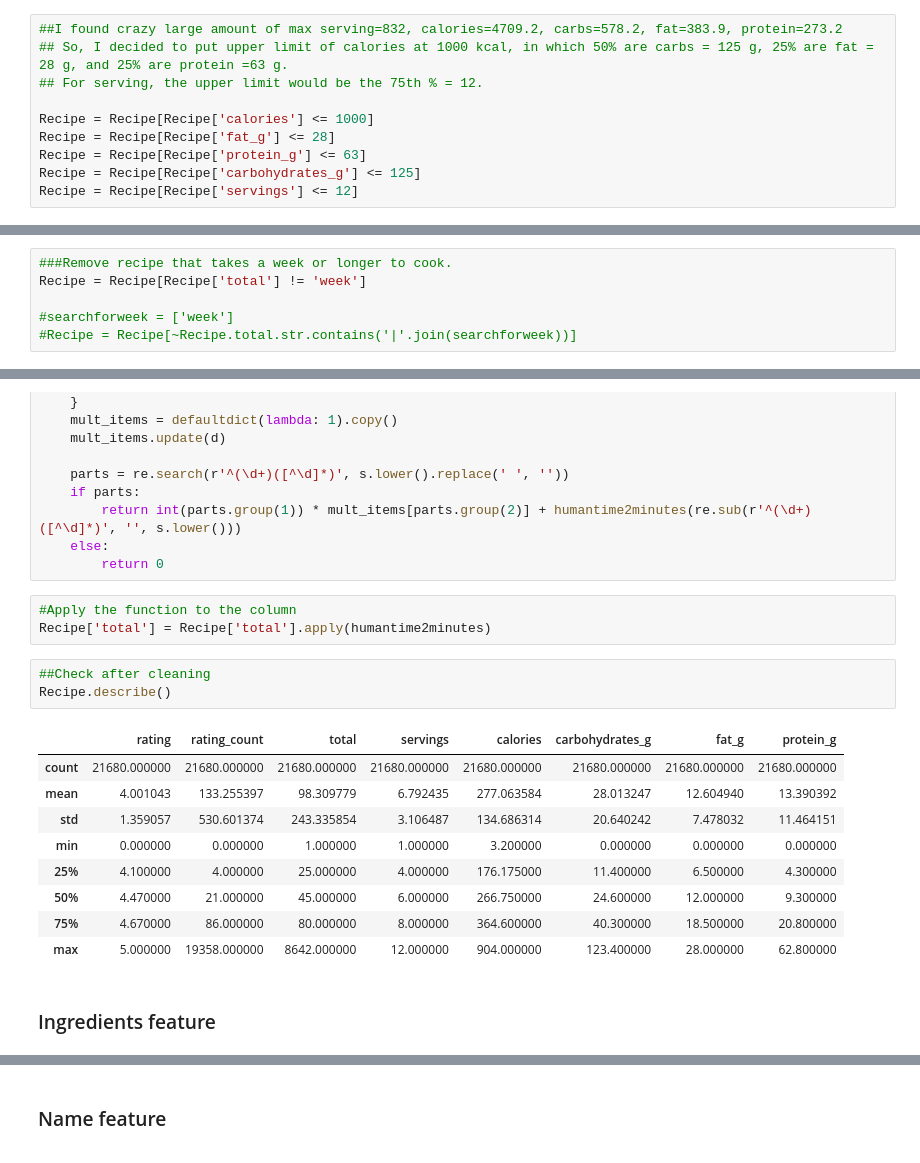
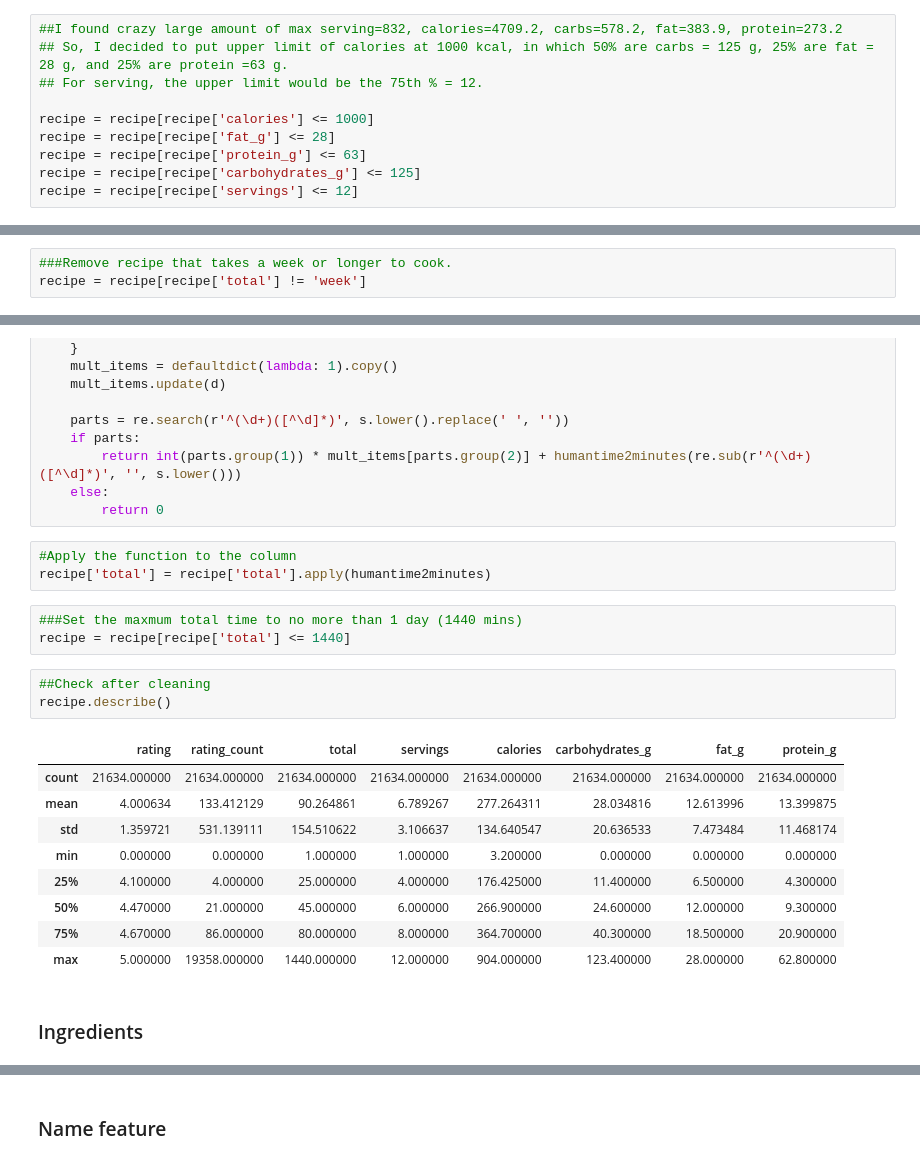
Before and after one commit to Hanadi-am/Personalized_Recipe_Recommender, a Jupyter notebook: src/Recipe.ipynb, the cells around one changed output, grey strips where cells are left out. Saved outputs shown, nothing was run; the diff lists cells and outputs as text.

```diff
--- a/src/Recipe.ipynb
+++ b/src/Recipe.ipynb
@@ -186,10 +186,10 @@ Recipe.describe()
 ## So, I decided to put upper limit of calories at 1000 kcal, in which 50% are carbs = 125 g, 25% are fat = 28 g, and 25% are protein =63 g.
 ## For serving, the upper limit would be the 75th % = 12.
 
-Recipe = Recipe[Recipe['calories'] <= 1000]
-Recipe = Recipe[Recipe['fat_g'] <= 28]
-Recipe = Recipe[Recipe['protein_g'] <= 63]
-Recipe = Recipe[Recipe['carbohydrates_g'] <= 125]
-Recipe = Recipe[Recipe['servings'] <= 12]
+recipe = recipe[recipe['calories'] <= 1000]
+recipe = recipe[recipe['fat_g'] <= 28]
+recipe = recipe[recipe['protein_g'] <= 63]
+recipe = recipe[recipe['carbohydrates_g'] <= 125]
+recipe = recipe[recipe['servings'] <= 12]
 # %%
 ##Check the again after setting up maximum limits
@@ -209,9 +209,6 @@ Recipe.describe()
 # %%
 ###Remove recipe that takes a week or longer to cook.
-Recipe = Recipe[Recipe['total'] != 'week']
-
-#searchforweek = ['week']
-#Recipe = Recipe[~Recipe.total.str.contains('|'.join(searchforweek))]
+recipe = recipe[recipe['total'] != 'week']
 # %%
 ## Convert total from string to int
 def humantime2minutes(s):
@@ -232,20 +229,23 @@ def humantime2minutes(s):
         return 0
 # %%
 #Apply the function to the column
-Recipe['total'] = Recipe['total'].apply(humantime2minutes)
+recipe['total'] = recipe['total'].apply(humantime2minutes)
+# %%
+###Set the maxmum total time to no more than 1 day (1440 mins)
+recipe = recipe[recipe['total'] <= 1440]
 # %%
 ##Check after cleaning
-Recipe.describe()
+recipe.describe()
 # %% [output]
 |  | rating | rating_count | total | servings | calories | carbohydrates_g | fat_g | protein_g |
-| count | 21680.000000 | 21680.000000 | 21680.000000 | 21680.000000 | 21680.000000 | 21680.000000 | 21680.000000 | 21680.000000 |
-| mean | 4.001043 | 133.255397 | 98.309779 | 6.792435 | 277.063584 | 28.013247 | 12.604940 | 13.390392 |
-| std | 1.359057 | 530.601374 | 243.335854 | 3.106487 | 134.686314 | 20.640242 | 7.478032 | 11.464151 |
+| count | 21634.000000 | 21634.000000 | 21634.000000 | 21634.000000 | 21634.000000 | 21634.000000 | 21634.000000 | 21634.000000 |
+| mean | 4.000634 | 133.412129 | 90.264861 | 6.789267 | 277.264311 | 28.034816 | 12.613996 | 13.399875 |
+| std | 1.359721 | 531.139111 | 154.510622 | 3.106637 | 134.640547 | 20.636533 | 7.473484 | 11.468174 |
 | min | 0.000000 | 0.000000 | 1.000000 | 1.000000 | 3.200000 | 0.000000 | 0.000000 | 0.000000 |
-| 25% | 4.100000 | 4.000000 | 25.000000 | 4.000000 | 176.175000 | 11.400000 | 6.500000 | 4.300000 |
-| 50% | 4.470000 | 21.000000 | 45.000000 | 6.000000 | 266.750000 | 24.600000 | 12.000000 | 9.300000 |
-| 75% | 4.670000 | 86.000000 | 80.000000 | 8.000000 | 364.600000 | 40.300000 | 18.500000 | 20.800000 |
-| max | 5.000000 | 19358.000000 | 8642.000000 | 12.000000 | 904.000000 | 123.400000 | 28.000000 | 62.800000 |
+| 25% | 4.100000 | 4.000000 | 25.000000 | 4.000000 | 176.425000 | 11.400000 | 6.500000 | 4.300000 |
+| 50% | 4.470000 | 21.000000 | 45.000000 | 6.000000 | 266.900000 | 24.600000 | 12.000000 | 9.300000 |
+| 75% | 4.670000 | 86.000000 | 80.000000 | 8.000000 | 364.700000 | 40.300000 | 18.500000 | 20.900000 |
+| max | 5.000000 | 19358.000000 | 1440.000000 | 12.000000 | 904.000000 | 123.400000 | 28.000000 | 62.800000 |
 # %% [markdown]
-### Ingredients feature
+### Ingredients
 # %%
```
Also changed, not shown: parts of 50 cells of this notebook, 3 other files.
